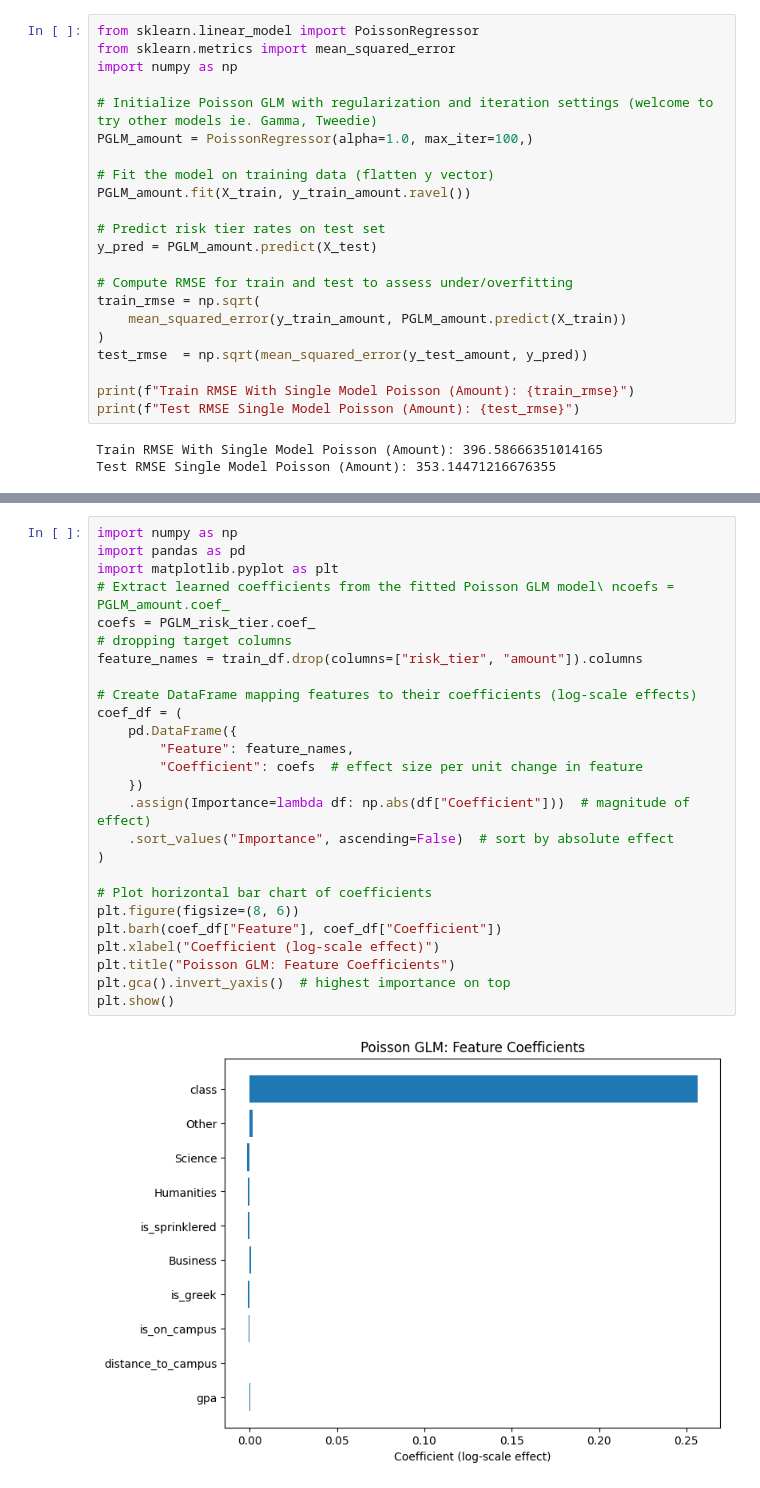
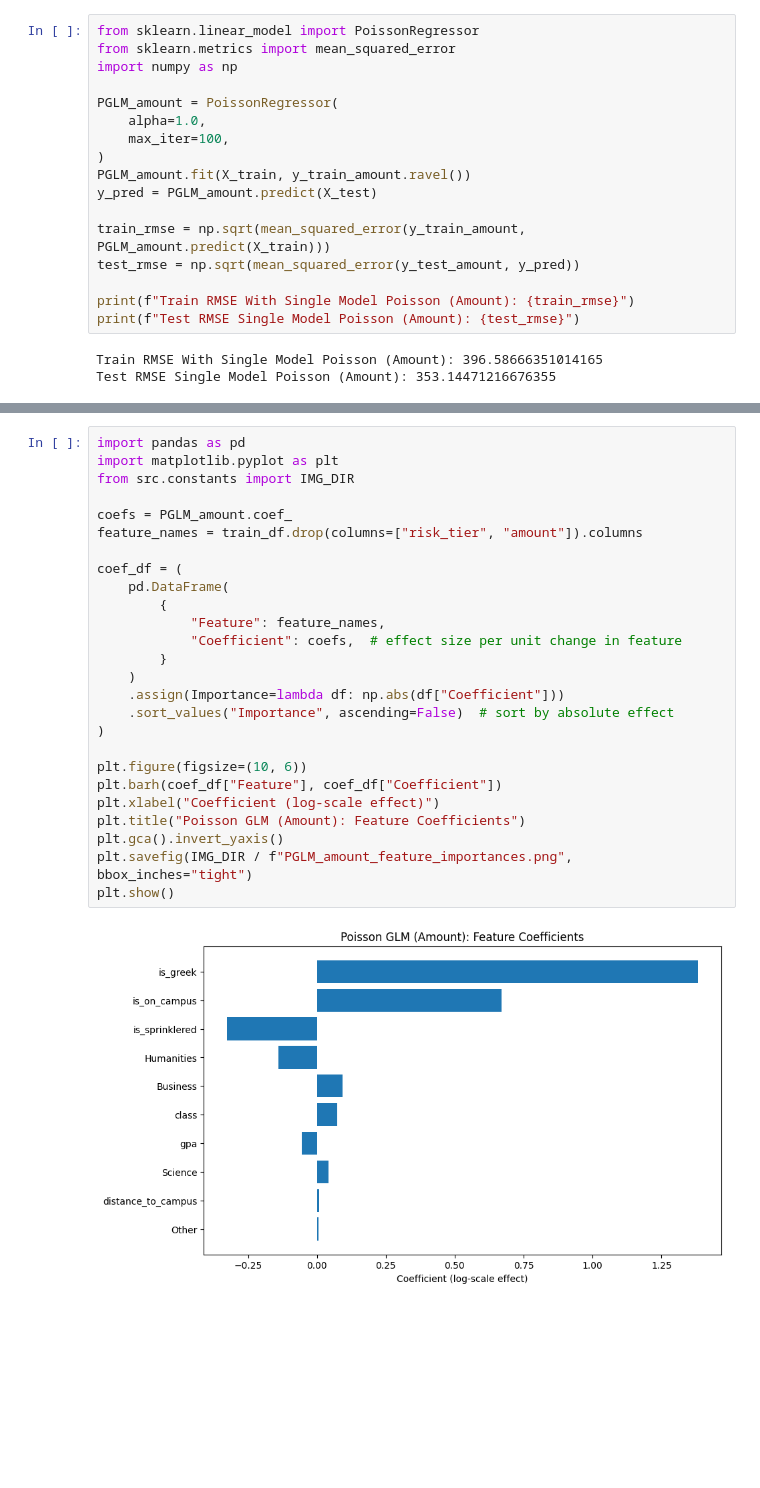
Before and after one commit to kyleosung/CAS_Meeting_2025, a Jupyter notebook: notebook/4B-supervised_GLM.ipynb, the cells around one changed output, grey strips where cells are left out. Cells and saved outputs as stored; diff of their text form; blank space fills up the shorter version.

```diff
--- a/notebook/4B-supervised_GLM.ipynb
+++ b/notebook/4B-supervised_GLM.ipynb
@@ -52,20 +48,15 @@ from sklearn.linear_model import PoissonRegressor
 from sklearn.metrics import mean_squared_error
 import numpy as np
 
-# Initialize Poisson GLM with regularization and iteration settings (welcome to try other models ie. Gamma, Tweedie)
-PGLM_amount = PoissonRegressor(alpha=1.0, max_iter=100,)
-
-# Fit the model on training data (flatten y vector)
+PGLM_amount = PoissonRegressor(
+    alpha=1.0,
+    max_iter=100,
+)
 PGLM_amount.fit(X_train, y_train_amount.ravel())
-
-# Predict risk tier rates on test set
 y_pred = PGLM_amount.predict(X_test)
 
-# Compute RMSE for train and test to assess under/overfitting
-train_rmse = np.sqrt(
-    mean_squared_error(y_train_amount, PGLM_amount.predict(X_train))
-)
-test_rmse  = np.sqrt(mean_squared_error(y_test_amount, y_pred))
+train_rmse = np.sqrt(mean_squared_error(y_train_amount, PGLM_amount.predict(X_train)))
+test_rmse = np.sqrt(mean_squared_error(y_test_amount, y_pred))
 
 print(f"Train RMSE With Single Model Poisson (Amount): {train_rmse}")
 print(f"Test RMSE Single Model Poisson (Amount): {test_rmse}")
@@ -100,31 +79,31 @@ print(f"Test RMSE (Risk Tier): {test_rmse_risk_tier}")
 Train RMSE (Risk Tier): 0.35781385898369533
 Test RMSE (Risk Tier): 0.356503973192562
 # %%
-import numpy as np
 import pandas as pd
 import matplotlib.pyplot as plt
-# Extract learned coefficients from the fitted Poisson GLM model\ ncoefs = PGLM_amount.coef_
-coefs = PGLM_risk_tier.coef_
-# dropping target columns
+from src.constants import IMG_DIR
+
+coefs = PGLM_amount.coef_
 feature_names = train_df.drop(columns=["risk_tier", "amount"]).columns
 
-# Create DataFrame mapping features to their coefficients (log-scale effects)
 coef_df = (
-    pd.DataFrame({
-        "Feature": feature_names,
-        "Coefficient": coefs  # effect size per unit change in feature
-    })
-    .assign(Importance=lambda df: np.abs(df["Coefficient"]))  # magnitude of effect)
+    pd.DataFrame(
+        {
+            "Feature": feature_names,
+            "Coefficient": coefs,  # effect size per unit change in feature
+        }
+    )
+    .assign(Importance=lambda df: np.abs(df["Coefficient"]))
     .sort_values("Importance", ascending=False)  # sort by absolute effect
 )
 
-# Plot horizontal bar chart of coefficients
-plt.figure(figsize=(8, 6))
+plt.figure(figsize=(10, 6))
 plt.barh(coef_df["Feature"], coef_df["Coefficient"])
 plt.xlabel("Coefficient (log-scale effect)")
-plt.title("Poisson GLM: Feature Coefficients")
-plt.gca().invert_yaxis()  # highest importance on top
+plt.title("Poisson GLM (Amount): Feature Coefficients")
+plt.gca().invert_yaxis()
+plt.savefig(IMG_DIR / f"PGLM_amount_feature_importances.png", bbox_inches="tight")
 plt.show()
 # %% [output]
-[figure, old version]
+[figure, new version]
 # %%
```
Also changed, not shown: parts of 4 cells of this notebook, 3 other files.
